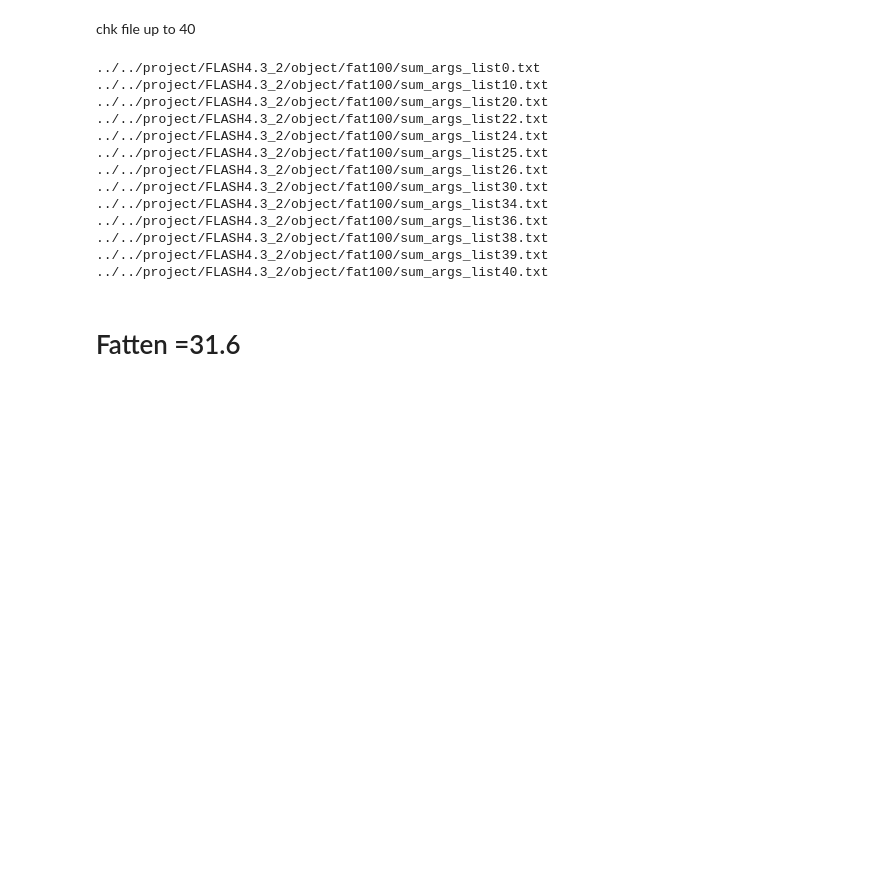
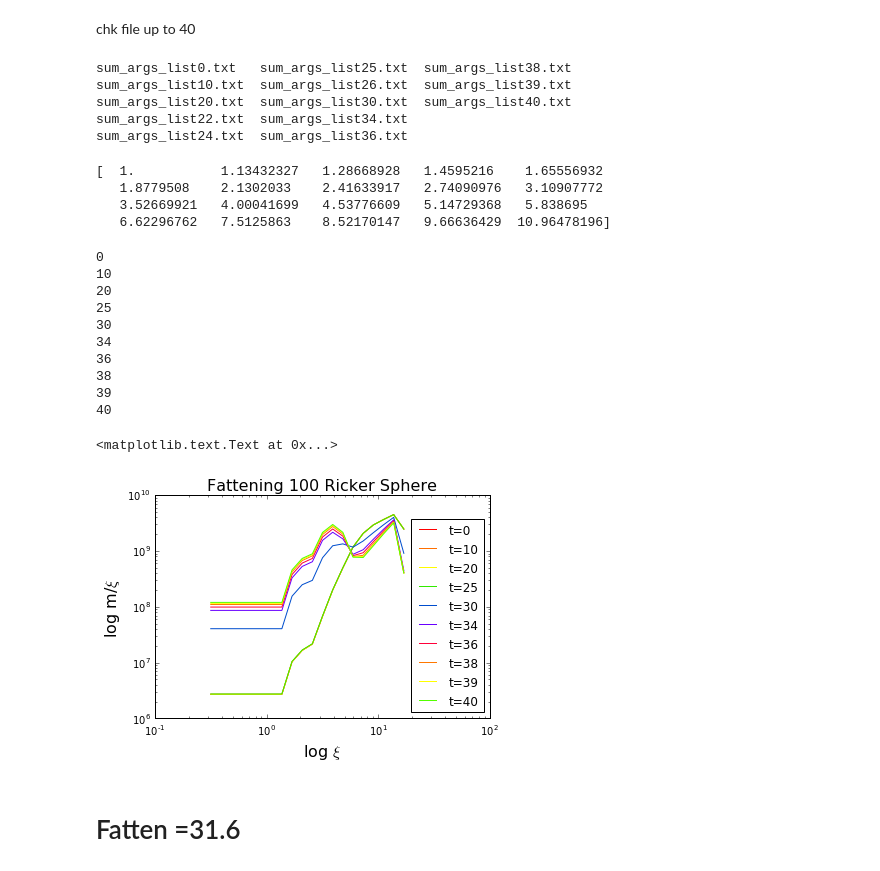
Before and after one commit to dorisjlee/StarFormationCode, a Jupyter notebook: FLASH/04_21_2016OptimizingMRPlots.ipynb, the cells around one changed output. Drawn from its saved outputs; the diff is of its cells as text; code cells hidden in the pictures; blank space fills up the shorter version.

```diff
--- a/FLASH/04_21_2016OptimizingMRPlots.ipynb
+++ b/FLASH/04_21_2016OptimizingMRPlots.ipynb
@@ -179,34 +179,50 @@ plt.title("Fattening 1000 Ricker Sphere",fontsize=16)
 # Fatten =  100
 # %% [markdown]
 chk file up to 40
-# %%
-ls ../../project/FLASH4.3_2/object/fat100/sum_args_list*
-# %% [output]
-../../project/FLASH4.3_2/object/fat100/sum_args_list0.txt
-../../project/FLASH4.3_2/object/fat100/sum_args_list10.txt
-../../project/FLASH4.3_2/object/fat100/sum_args_list20.txt
-../../project/FLASH4.3_2/object/fat100/sum_args_list22.txt
-../../project/FLASH4.3_2/object/fat100/sum_args_list24.txt
-../../project/FLASH4.3_2/object/fat100/sum_args_list25.txt
-../../project/FLASH4.3_2/object/fat100/sum_args_list26.txt
-../../project/FLASH4.3_2/object/fat100/sum_args_list30.txt
-../../project/FLASH4.3_2/object/fat100/sum_args_list34.txt
-../../project/FLASH4.3_2/object/fat100/sum_args_list36.txt
-../../project/FLASH4.3_2/object/fat100/sum_args_list38.txt
-../../project/FLASH4.3_2/object/fat100/sum_args_list39.txt
-../../project/FLASH4.3_2/object/fat100/sum_args_list40.txt
+# %%
+ls /global/homes/d/dorislee/StarFormationCode/FLASH/sum_args_list/fat100/
+# %% [output]
+sum_args_list0.txt   sum_args_list25.txt  sum_args_list38.txt
+sum_args_list10.txt  sum_args_list26.txt  sum_args_list39.txt
+sum_args_list20.txt  sum_args_list30.txt  sum_args_list40.txt
+sum_args_list22.txt  sum_args_list34.txt
+sum_args_list24.txt  sum_args_list36.txt
+# %%
+xi_range = np.logspace(0,1.04,num=20)
+print xi_range
+# %% [output]
+[  1.           1.13432327   1.28668928   1.4595216    1.65556932
+   1.8779508    2.1302033    2.41633917   2.74090976   3.10907772
+   3.52669921   4.00041699   4.53776609   5.14729368   5.838695
+   6.62296762   7.5125863    8.52170147   9.66636429  10.96478196]
 # %%
-# xi_range = np.logspace(-0.5,np.log10(17),num=20)
-# tlst = [0,10,20,22,24,25,26,30,34,36,38,39,40]
-# hsv = plt.get_cmap('plasma')
-# colors = hsv(np.linspace(0, 1.0, len(tlst)))
-# for s , c in zip(tlst,colors):
-#     data = np.loadtxt("../../project/FLASH4.3_2/object/fat100/sum_args_list{}.txt".format(s))
-#     plt.loglog(xi_range,4*np.pi*G*data/a,label= "t={}".format(s), color=c)
-# plt.legend(loc ="lower right")
-# plt.xlabel(r"log $\xi$",fontsize=16)
-# plt.ylabel(r"log m/$\xi$",fontsize=16)
-# plt.title("Fattening 100 Ricker Sphere",fontsize=16)
+G = 6.67e-8 #cgs
+a = 28730.5 #cm/s
+xi_range = np.logspace(-0.5,np.log10(17),num=20)
+tlst = [0,10,20,25,30,34,36,38,39,40]
+hsv = plt.get_cmap('prism')
+colors = hsv(np.linspace(0, 1.0, len(tlst)))
+for s , c in zip(tlst,colors):
+    print s
+    data = np.loadtxt("/global/homes/d/dorislee/StarFormationCode/FLASH/sum_args_list/fat100/sum_args_list{}.txt".format(s))
+    plt.loglog(xi_range,4*np.pi*G*data/a,label= "t={}".format(s), color=c)
+plt.legend(loc ="lower right")
+plt.xlabel(r"log $\xi$",fontsize=16)
+plt.ylabel(r"log m/$\xi$",fontsize=16)
+plt.title("Fattening 100 Ricker Sphere",fontsize=16)
+# %% [output]
+0
+10
+20
+25
+30
+34
+36
+38
+39
+40
+<matplotlib.text.Text at 0x...>
+[figure, added]
 # %% [markdown]
 # Fatten =31.6
 # %% [markdown]
```
Also changed, not shown: 3 other files.
